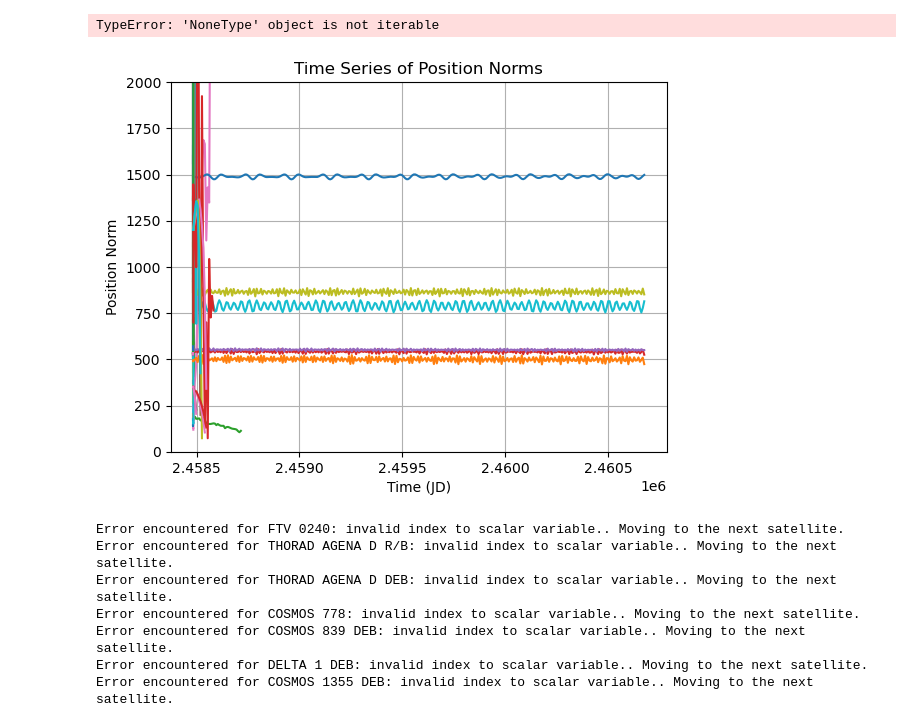
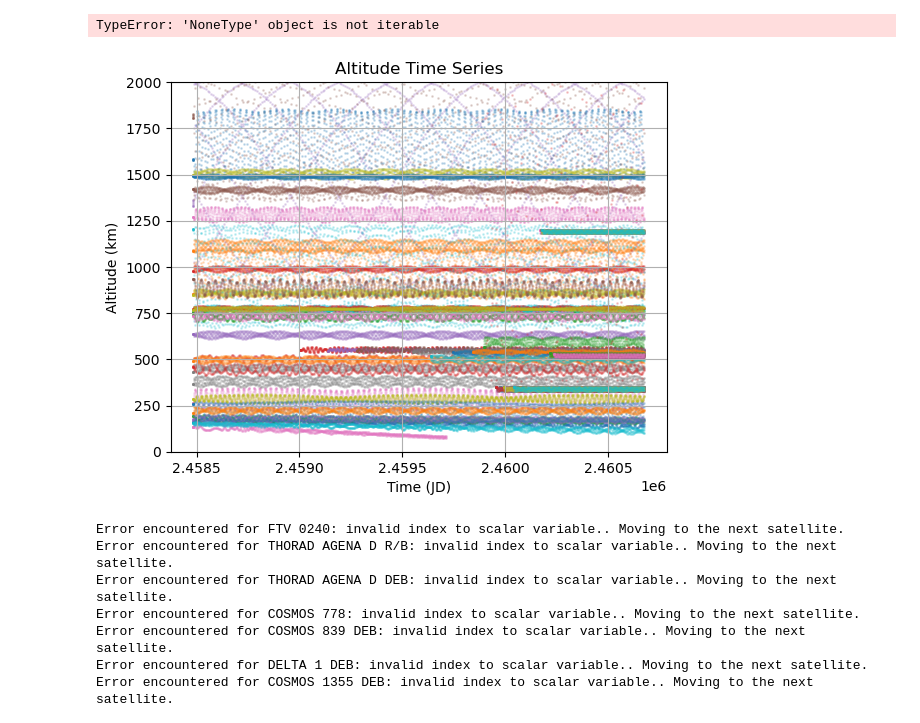
Before and after one commit to ucl-sgnl/FSPSimulator, a Jupyter notebook: src/Visualisation.ipynb, the cells around one changed output. Drawn from its saved outputs; the diff is of its cells as text; code cells hidden in the pictures.

```diff
--- a/src/Visualisation.ipynb
+++ b/src/Visualisation.ipynb
@@ -43,25 +43,15 @@ print(spaceobjects1[0].__dict__.keys())
 dict_keys(['launch_date', 'decay_date', 'rso_name', 'rso_type', 'payload_operational_status', 'object_type', 'application', 'operator', 'characteristic_length', 'characteristic_area', 'mass', 'source' ...
 # %%
 import matplotlib.pyplot as plt
-
+from utils.Conversions import car2kep
 plt.figure(figsize=(10, 6))  # Set the figure size
-plt.title("Altitude vs. Time for Starlink Satellites")
-plt.xlabel("Time (JD)")  # Assuming time is in Julian Date
-plt.ylabel("Altitude (km)")
-
-for spaceobject in spaceobjects1[-15:-1]:
+for spaceobject in spaceobjects1:
     if "starlink" in spaceobject.rso_name.lower():  # Checks if "starlink" is a substring of rso_name
+        print(spaceobject.rso_name)
         times = [point[0] for point in spaceobject.ephemeris]  # Extracting times
         positions = [np.array(point[1]) for point in spaceobject.ephemeris]  # Extracting positions
+        velocities = [np.array(point[2]) for point in spaceobject.ephemeris]  # Extracting velocities
         altitudes = [np.linalg.norm(pos)-6378.137 for pos in positions]  # Computing altitudes
-        # print(spaceobject.ephemeris)
-        print(times)
-        # Plotting for each Starlink satellite
-        plt.scatter(times, altitudes, label=spaceobject.rso_name, alpha=0.5)
 
-# plt.legend(loc='best')  # Display legend
-plt.ylim(250, 1000)
-plt.grid(True)
-plt.tight_layout()
-plt.show()
+    plt.plot(times, altitudes)
 # %% [output]
@@ -146,23 +136,23 @@ TypeError: 'NoneType' object is not iterable
 # %%
 for sat in spaceobjects1:
     times = [entry[0] for entry in sat.ephemeris]
     positions = [entry[1] for entry in sat.ephemeris]
 
     # Calculate the norms of the positions
     norms = [np.linalg.norm(pos)-6378.137 for pos in positions]
 
     # Plot
-    plt.plot(times, norms, label="Satellite")
+    plt.scatter(times, norms, s=1, alpha=0.2)
 
 plt.xlabel("Time (JD)")
-plt.ylabel("Position Norm")
-plt.title("Time Series of Position Norms")
+plt.ylabel("Altitude (km)")
+plt.title("Altitude Time Series")
 plt.ylim(0, 2000)
 # plt.legend()
 plt.grid(True)
 plt.show()
 # %% [output]
-[figure, old version]
+[figure, new version]
 # %%
 import numpy as np
 
```
Also changed, not shown: parts of 1 cell of this notebook, 1 other file.
